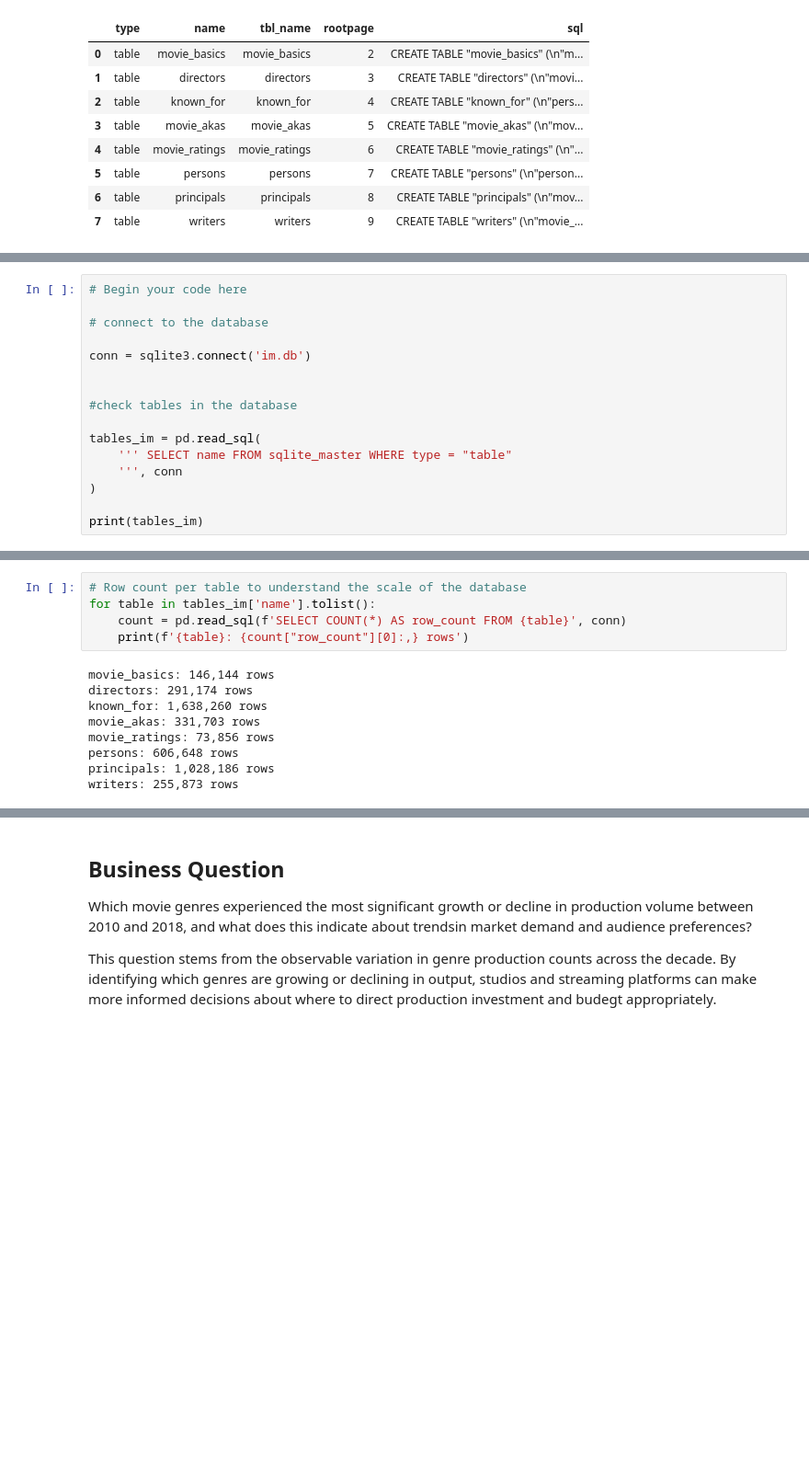
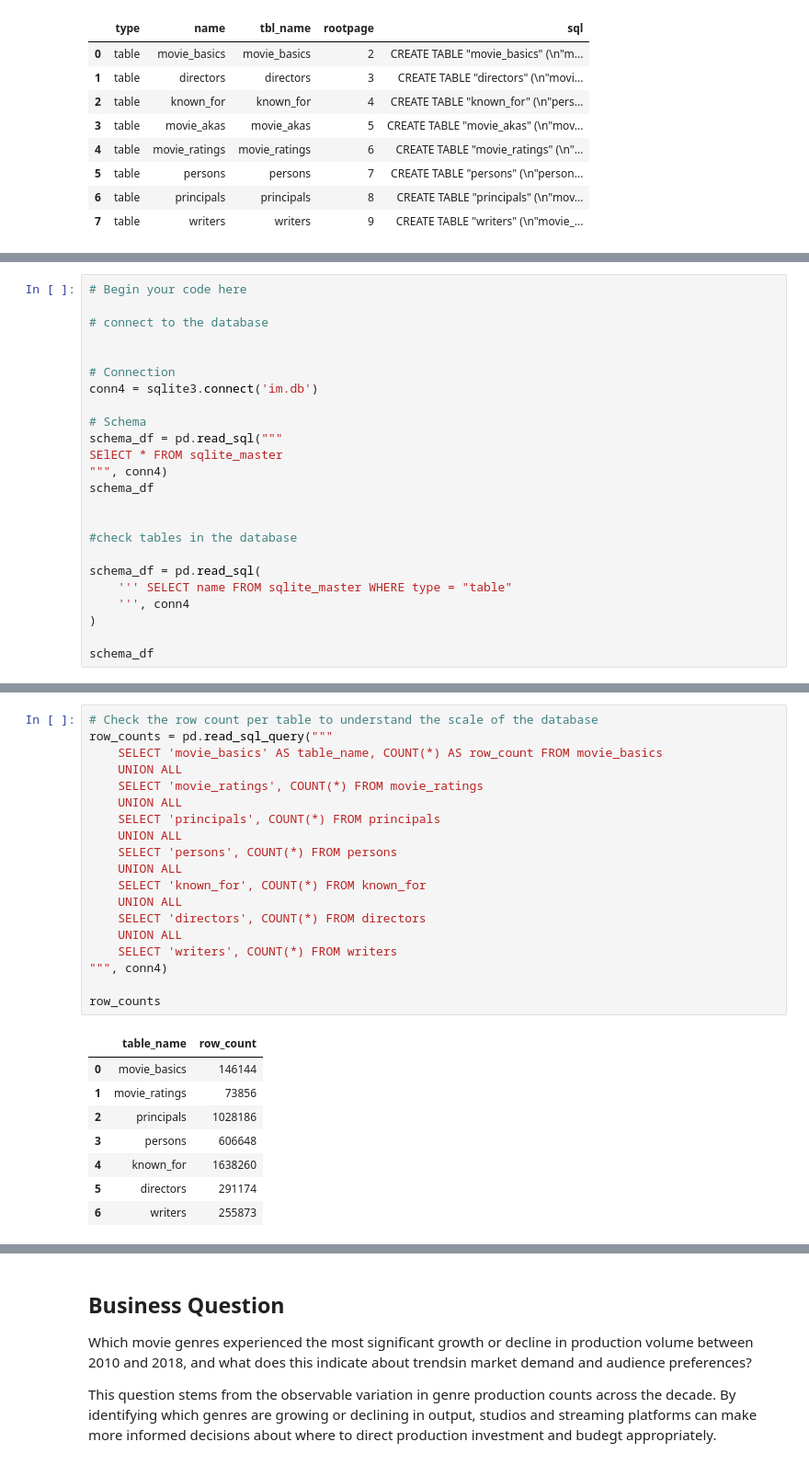
Before and after one commit to Kirukuu/dsc-sql-summative-lab, a Jupyter notebook: SQLSummativeLab.ipynb, the cells around one changed output, grey strips where cells are left out. Shown at 92% size. Saved outputs shown, nothing was run; the diff lists cells and outputs as text; blank space fills up the shorter version.

```diff
--- a/SQLSummativeLab.ipynb
+++ b/SQLSummativeLab.ipynb
@@ -559,15 +559,23 @@ NOTE: You do not need to explore every aspect of this database. Find something t
 
 # connect to the database
 
-conn = sqlite3.connect('im.db')
+
+# Connection
+conn4 = sqlite3.connect('im.db')
+
+# Schema
+schema_df = pd.read_sql("""
+SElECT * FROM sqlite_master
+""", conn4)
+schema_df
 
 
 #check tables in the database
 
-tables_im = pd.read_sql(
+schema_df = pd.read_sql(
     ''' SELECT name FROM sqlite_master WHERE type = "table"
-    ''', conn
+    ''', conn4
 )
 
-print(tables_im)
+schema_df
 # %% [output]
@@ -583,15 +591,29 @@ print(tables_im)
-# %%
-# Row count per table to understand the scale of the database
-for table in tables_im['name'].tolist():
-    count = pd.read_sql(f'SELECT COUNT(*) AS row_count FROM {table}', conn)
-    print(f'{table}: {count["row_count"][0]:,} rows')
-# %% [output]
-movie_basics: 146,144 rows
-directors: 291,174 rows
-known_for: 1,638,260 rows
-movie_akas: 331,703 rows
-movie_ratings: 73,856 rows
-persons: 606,648 rows
-principals: 1,028,186 rows
-writers: 255,873 rows
+# %%
+# Check the row count per table to understand the scale of the database
+row_counts = pd.read_sql_query("""
+    SELECT 'movie_basics' AS table_name, COUNT(*) AS row_count FROM movie_basics
+    UNION ALL
+    SELECT 'movie_ratings', COUNT(*) FROM movie_ratings
+    UNION ALL
+    SELECT 'principals', COUNT(*) FROM principals
+    UNION ALL
+    SELECT 'persons', COUNT(*) FROM persons
+    UNION ALL
+    SELECT 'known_for', COUNT(*) FROM known_for
+    UNION ALL
+    SELECT 'directors', COUNT(*) FROM directors
+    UNION ALL
+    SELECT 'writers', COUNT(*) FROM writers
+""", conn4)
+
+row_counts
+# %% [output]
+|  | table_name | row_count |
+| 0 | movie_basics | 146144 |
+| 1 | movie_ratings | 73856 |
+| 2 | principals | 1028186 |
+| 3 | persons | 606648 |
+| 4 | known_for | 1638260 |
+| 5 | directors | 291174 |
+| 6 | writers | 255873 |
 # %%
```
Also changed, not shown: parts of 7 cells of this notebook.
